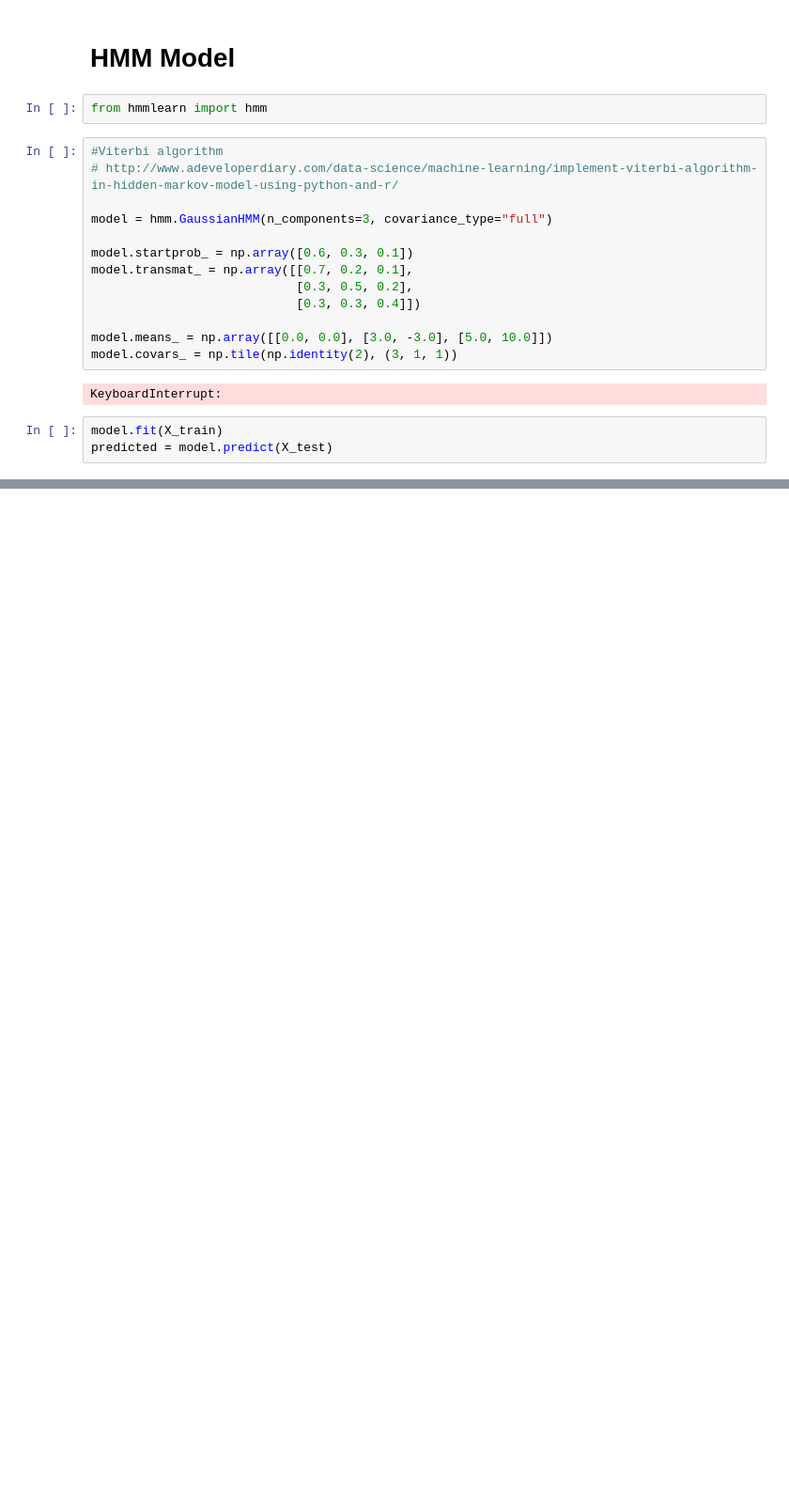
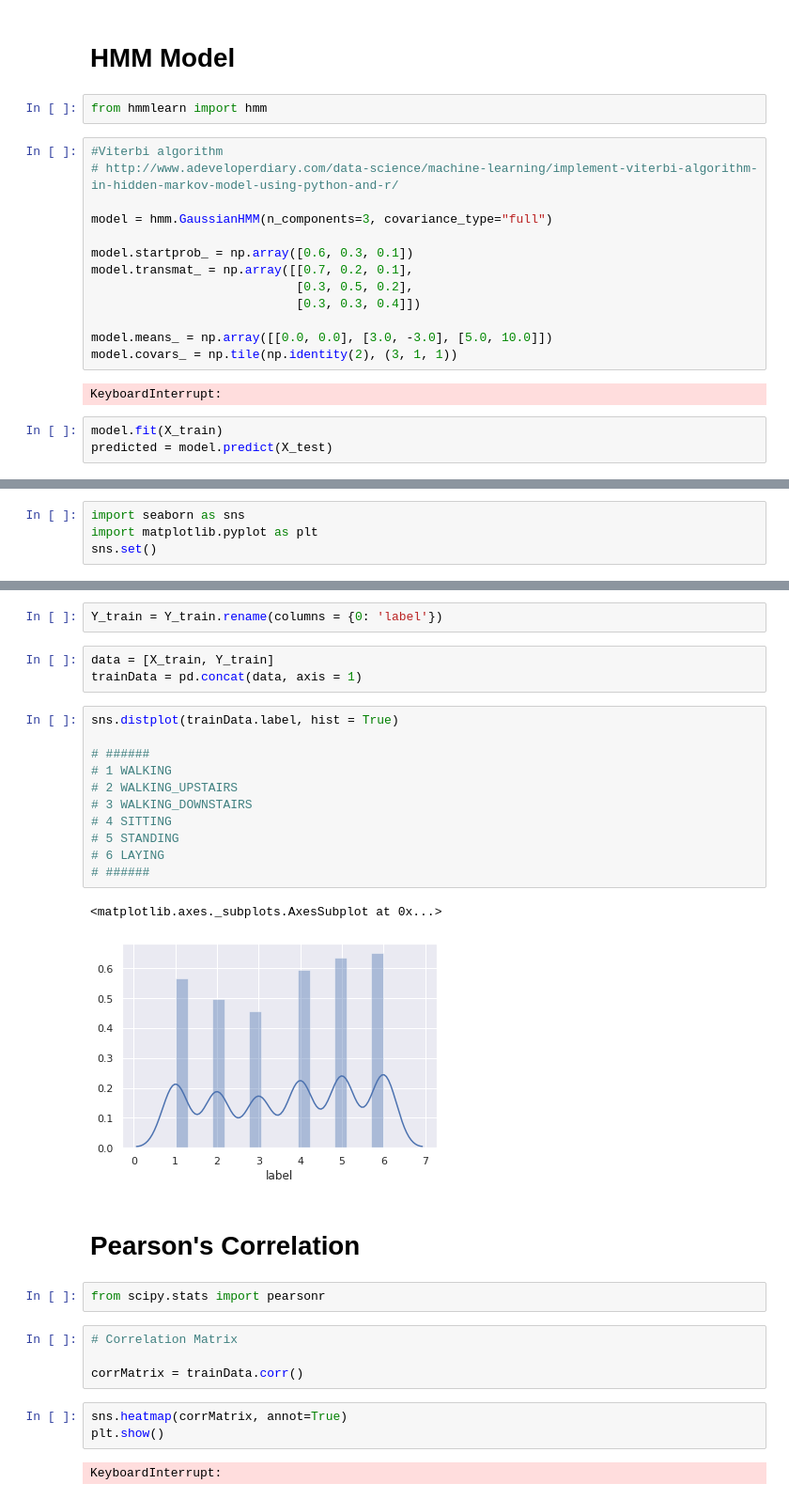
Before and after one commit to BandaruDheeraj/snack, a Jupyter notebook: sampleImplementation.ipynb, the cells around one changed output, grey strips where cells are left out. Shown at 94% size. Drawn from its saved outputs; the diff is of its cells as text; blank space fills up the shorter version.

```diff
--- a/sampleImplementation.ipynb
+++ b/sampleImplementation.ipynb
@@ -93,0 +118,4 @@ predicted = model.predict(X_test)
+# %%
+import seaborn as sns
+import matplotlib.pyplot as plt
+sns.set()
@@ -93,0 +154,32 @@ predicted = model.predict(X_test)
+# %%
+Y_train = Y_train.rename(columns = {0: 'label'})
+# %%
+data = [X_train, Y_train]
+trainData = pd.concat(data, axis = 1)
+# %%
+sns.distplot(trainData.label, hist = True)
+
+# ######
+# 1 WALKING
+# 2 WALKING_UPSTAIRS
+# 3 WALKING_DOWNSTAIRS
+# 4 SITTING
+# 5 STANDING
+# 6 LAYING
+# ######
+# %% [output]
+<matplotlib.axes._subplots.AxesSubplot at 0x...>
+[figure, added]
+# %% [markdown]
+# Pearson's Correlation
+# %%
+from scipy.stats import pearsonr
+# %%
+# Correlation Matrix
+
+corrMatrix = trainData.corr()
+# %%
+sns.heatmap(corrMatrix, annot=True)
+plt.show()
+# %% [output]
+KeyboardInterrupt:
```
Also changed, not shown: parts of 6 cells of this notebook.
